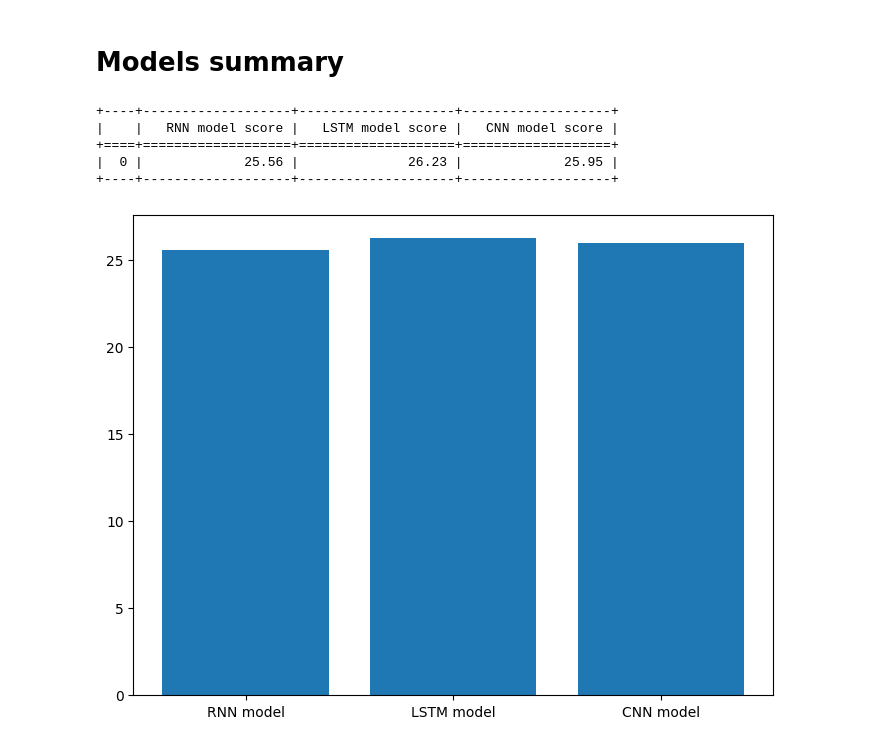
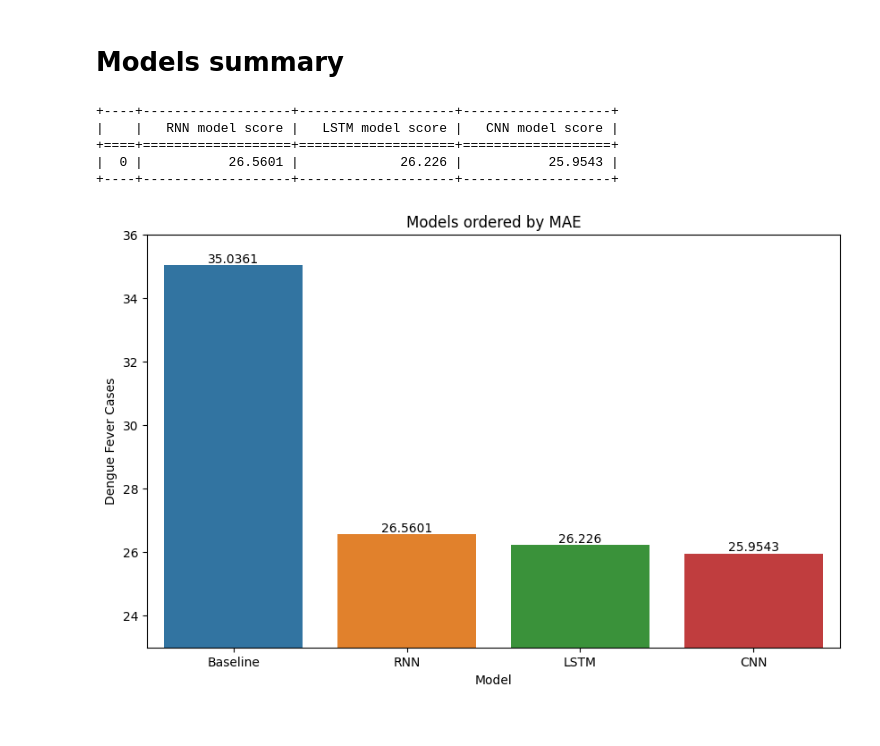
Before and after one commit to oscarschraenkler/DengAI, a Jupyter notebook: notebooks/Deep Learning Models final notebook Tizian.ipynb, the cells around one changed output. Saved outputs shown, nothing was run; the diff lists cells and outputs as text; code cells hidden in the pictures.

Commit message:
final version of deep learning model notebook

```diff
--- a/notebooks/Deep Learning Models final notebook Tizian.ipynb
+++ b/notebooks/Deep Learning Models final notebook Tizian.ipynb
@@ -630,7 +630,7 @@ print(tabulate(cnn_statistics, headers=col_names, tablefmt="grid", showindex="al
 # %% [markdown]
 # Models summary
 # %%
-model_statistics=[25.56, 26.23, 25.95],
+model_statistics=[26.5601, 26.2260, 25.9543],
 
 col_names = ["RNN model score", "LSTM model score", "CNN model score"]
 print(tabulate(model_statistics, headers=col_names, tablefmt="grid", showindex="always"))
@@ -638,15 +638,22 @@ print(tabulate(model_statistics, headers=col_names, tablefmt="grid", showindex="
 +----+-------------------+--------------------+-------------------+
 |    |   RNN model score |   LSTM model score |   CNN model score |
 +====+===================+====================+===================+
-|  0 |             25.56 |              26.23 |             25.95 |
+|  0 |           26.5601 |             26.226 |           25.9543 |
 +----+-------------------+--------------------+-------------------+
-# %%
-import matplotlib.pyplot as plt
-fig = plt.figure()
-ax = fig.add_axes([0,0,1,1])
-langs = ['RNN model', 'LSTM model', 'CNN model']
-students = [25.5601,26.2260,25.9543]
-ax.bar(langs,students)
-plt.show()
-# %% [output]
-[figure, removed]
+# %%
+models = ['Baseline','RNN','LSTM','CNN']
+
+scores = [35.03609,26.5601,26.2260,25.9543]
+
+
+fig, ax = plt.subplots(figsize=(10,6))
+sns.barplot(x = models, y = scores)
+plt.ylim(23, 36)
+plt.title('Models ordered by MAE')
+plt.ylabel('Dengue Fever Cases')
+plt.xlabel('Model');
+
+for i in ax.containers:
+    ax.bar_label(i,)
+# %% [output]
+[figure, added]
```
